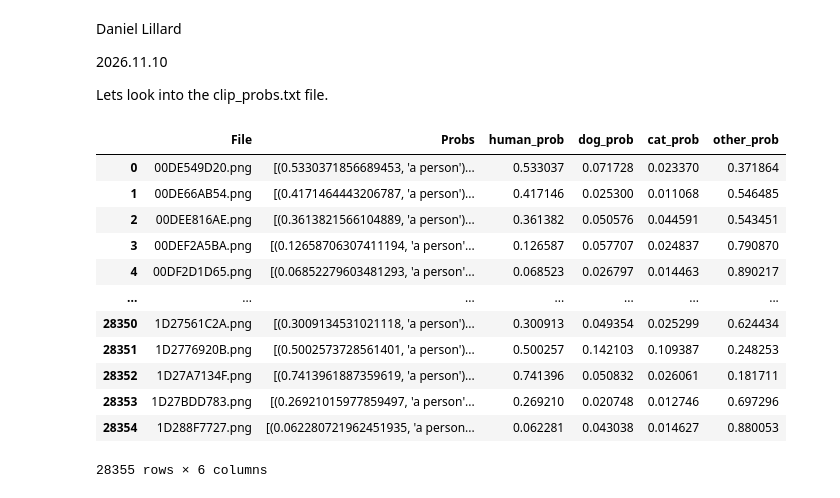
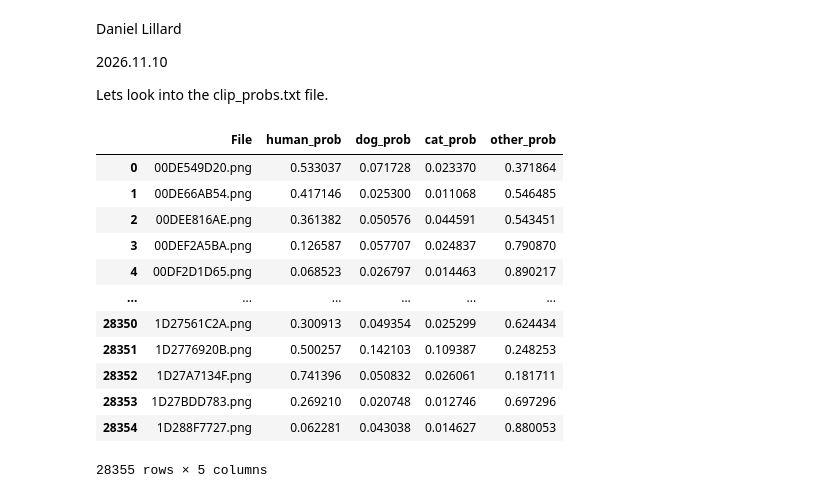
Before and after one commit to DLillard12/final_proj_vine_comp, a Jupyter notebook: clip_analysis.ipynb, the cells around one changed output. Cells and saved outputs as stored; diff of their text form; code cells hidden in the pictures.

```diff
--- a/clip_analysis.ipynb
+++ b/clip_analysis.ipynb
@@ -7,27 +7,29 @@ Lets look into the clip_probs.txt file.
 # %%
 import pandas as pd
 
 df = pd.read_csv("clip_probs.txt", sep=": ", header=None, engine='python')
 df.columns = ["File", "Probs"]
 
 # breaking out the probs.
 df["human_prob"] = df["Probs"].apply(lambda x: eval(x)[0][0])
 df["dog_prob"] = df["Probs"].apply(lambda x: eval(x)[1][0])
 df["cat_prob"] = df["Probs"].apply(lambda x: eval(x)[2][0])
 df["other_prob"] = df["Probs"].apply(lambda x: eval(x)[3][0])
 
+df.drop(columns=["Probs"], inplace=True)
+
 df
 # %% [output]
-|  | File | Probs | human_prob | dog_prob | cat_prob | other_prob |
-| 0 | 00DE549D20.png | [(0.5330371856689453, 'a person')... | 0.533037 | 0.071728 | 0.023370 | 0.371864 |
-| 1 | 00DE66AB54.png | [(0.4171464443206787, 'a person')... | 0.417146 | 0.025300 | 0.011068 | 0.546485 |
-| 2 | 00DEE816AE.png | [(0.3613821566104889, 'a person')... | 0.361382 | 0.050576 | 0.044591 | 0.543451 |
-| 3 | 00DEF2A5BA.png | [(0.12658706307411194, 'a person'... | 0.126587 | 0.057707 | 0.024837 | 0.790870 |
-| 4 | 00DF2D1D65.png | [(0.06852279603481293, 'a person'... | 0.068523 | 0.026797 | 0.014463 | 0.890217 |
-| ... | ... | ... | ... | ... | ... | ... |
-| 28350 | 1D27561C2A.png | [(0.3009134531021118, 'a person')... | 0.300913 | 0.049354 | 0.025299 | 0.624434 |
-| 28351 | 1D2776920B.png | [(0.5002573728561401, 'a person')... | 0.500257 | 0.142103 | 0.109387 | 0.248253 |
-| 28352 | 1D27A7134F.png | [(0.7413961887359619, 'a person')... | 0.741396 | 0.050832 | 0.026061 | 0.181711 |
-| 28353 | 1D27BDD783.png | [(0.26921015977859497, 'a person'... | 0.269210 | 0.020748 | 0.012746 | 0.697296 |
-| 28354 | 1D288F7727.png | [(0.062280721962451935, 'a person... | 0.062281 | 0.043038 | 0.014627 | 0.880053 |
+|  | File | human_prob | dog_prob | cat_prob | other_prob |
+| 0 | 00DE549D20.png | 0.533037 | 0.071728 | 0.023370 | 0.371864 |
+| 1 | 00DE66AB54.png | 0.417146 | 0.025300 | 0.011068 | 0.546485 |
+| 2 | 00DEE816AE.png | 0.361382 | 0.050576 | 0.044591 | 0.543451 |
+| 3 | 00DEF2A5BA.png | 0.126587 | 0.057707 | 0.024837 | 0.790870 |
+| 4 | 00DF2D1D65.png | 0.068523 | 0.026797 | 0.014463 | 0.890217 |
+| ... | ... | ... | ... | ... | ... |
+| 28350 | 1D27561C2A.png | 0.300913 | 0.049354 | 0.025299 | 0.624434 |
+| 28351 | 1D2776920B.png | 0.500257 | 0.142103 | 0.109387 | 0.248253 |
+| 28352 | 1D27A7134F.png | 0.741396 | 0.050832 | 0.026061 | 0.181711 |
+| 28353 | 1D27BDD783.png | 0.269210 | 0.020748 | 0.012746 | 0.697296 |
+| 28354 | 1D288F7727.png | 0.062281 | 0.043038 | 0.014627 | 0.880053 |
-28355 rows × 6 columns
+28355 rows × 5 columns
```
Also changed, not shown: parts of 4 cells of this notebook.
